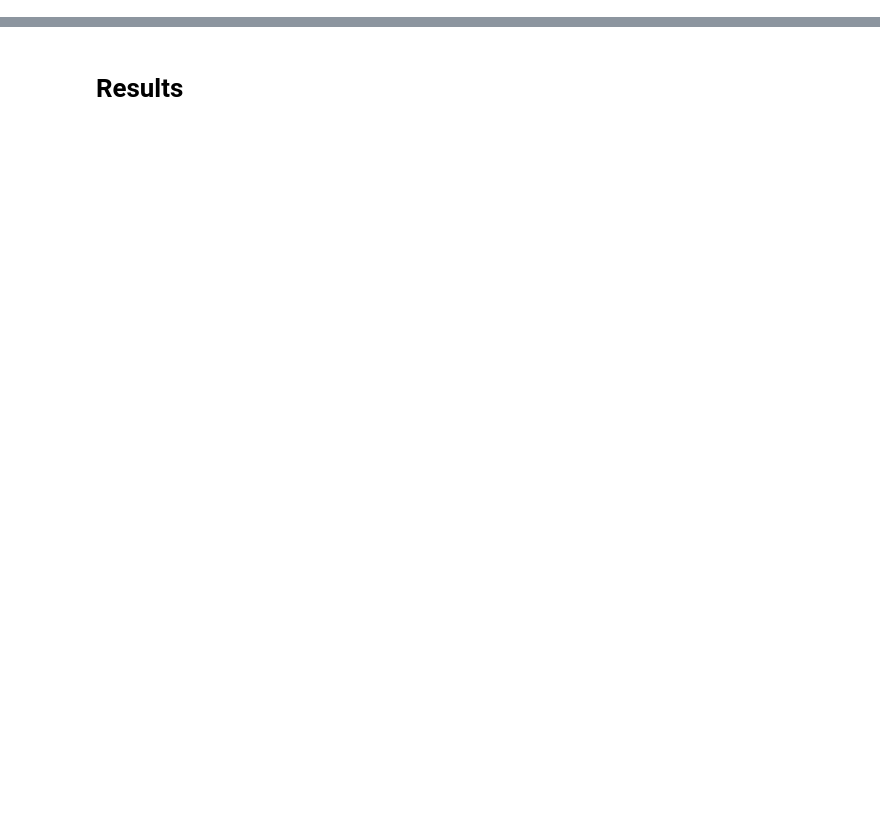
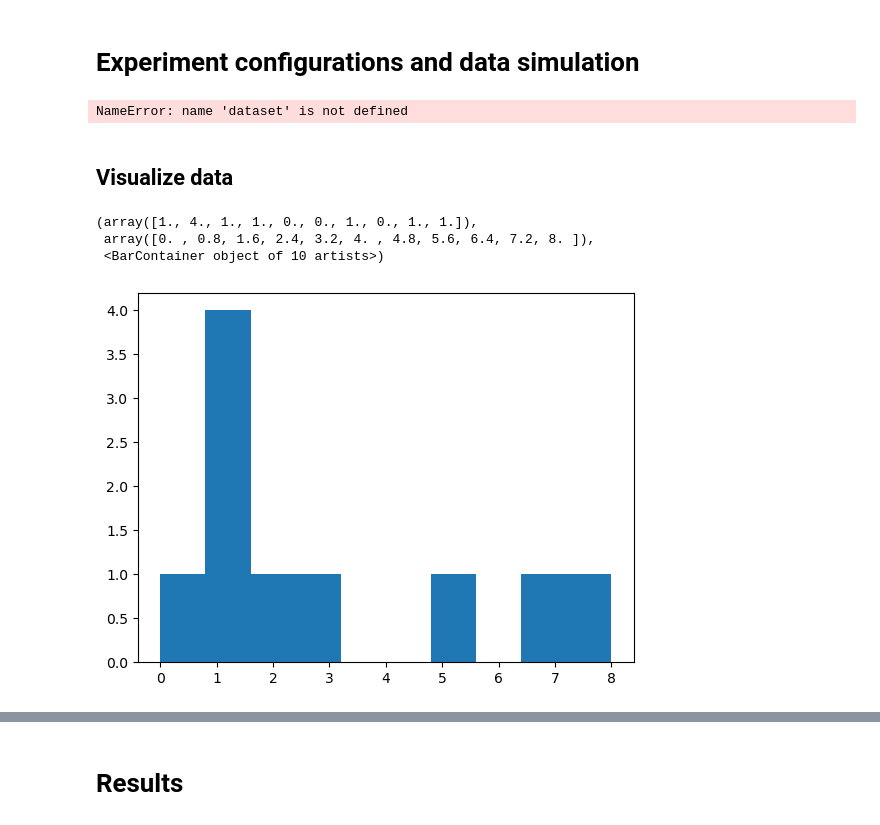
Before and after one commit to rachelhur/survey-ops, a Jupyter notebook: toy_models/notebooks/DQN_closest_distance_path.ipynb, the cells around one changed output, grey strips where cells are left out. Cells and saved outputs as stored; diff of their text form; code cells hidden in the pictures; blank space fills up the shorter version.

Commit message:
update working version of agent/env/dqn/datset-class framework and migrate to survey ops/

```diff
--- a/toy_models/notebooks/DQN_closest_distance_path.ipynb
+++ b/toy_models/notebooks/DQN_closest_distance_path.ipynb
@@ -915,0 +176,2 @@ def train_agent_offline(
+# %% [markdown]
+# Experiment configurations and data simulation
@@ -915,0 +196,28 @@ def train_agent_offline(
+# %%
+alg_config = {
+    'obs_dim': dataset._obs_dim,
+    'action_dim': dataset._action_dim,
+    'hidden_dim': 128,
+    'gamma': .99,
+    'tau': .001,
+    'device': device,
+    'lr': 1e-5,
+    'loss_fxn': F.huber_loss,
+    'use_dqn': False
+}
+
+agent_config = {
+    'algorithm': alg,
+    'name': 'ddqnAgent'
+    }
+# %% [output]
+NameError: name 'dataset' is not defined
+# %% [markdown]
+## Visualize data
+# %%
+plt.hist(full_separations.flatten())
+# %% [output]
+(array([1., 4., 1., 1., 0., 0., 1., 0., 1., 1.]),
+ array([0. , 0.8, 1.6, 2.4, 3.2, 4. , 4.8, 5.6, 6.4, 7.2, 8. ]),
+ <BarContainer object of 10 artists>)
+[figure, added]
```
Also changed, not shown: parts of 61 cells of this notebook, 13 other files.
